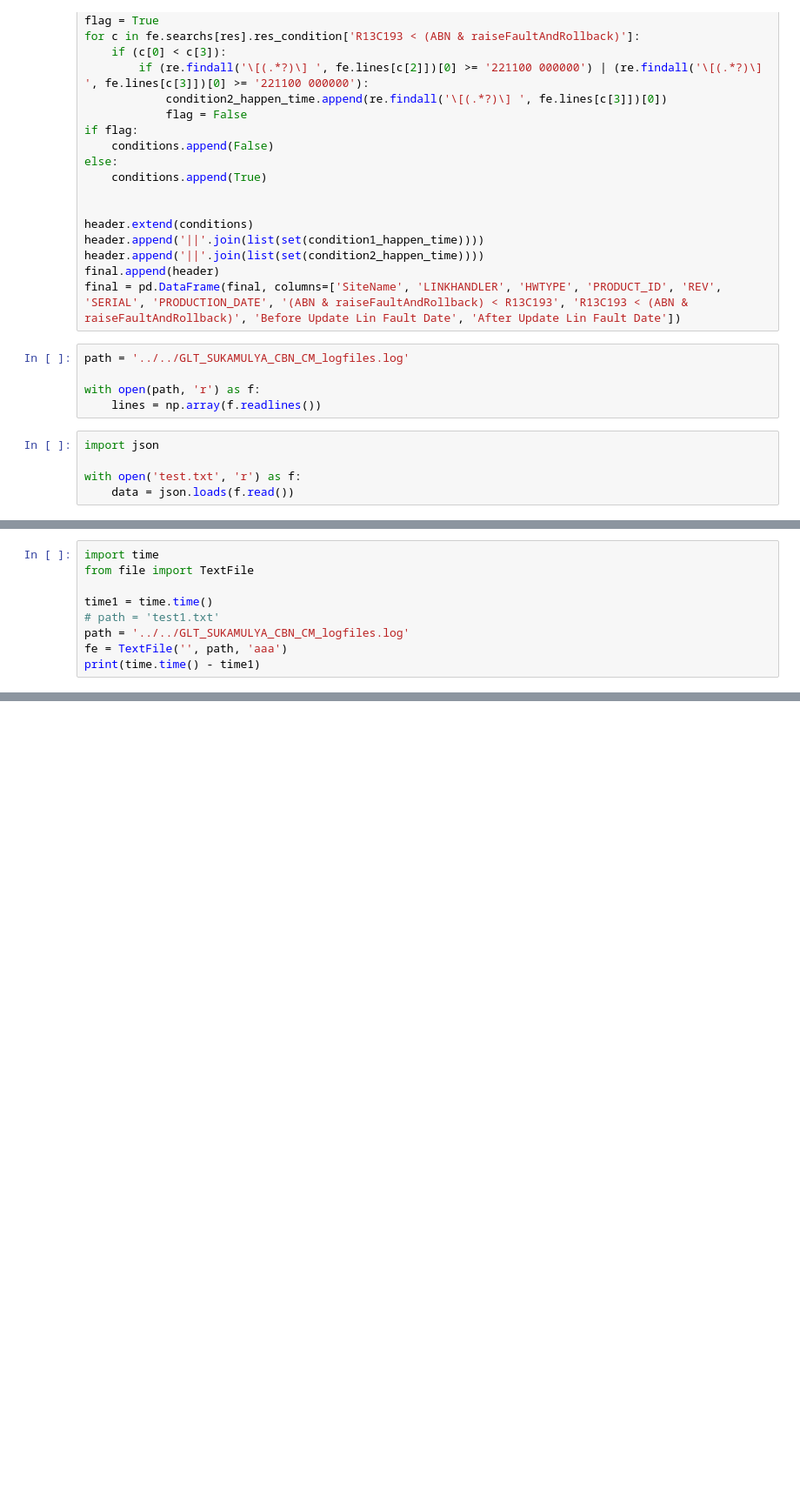
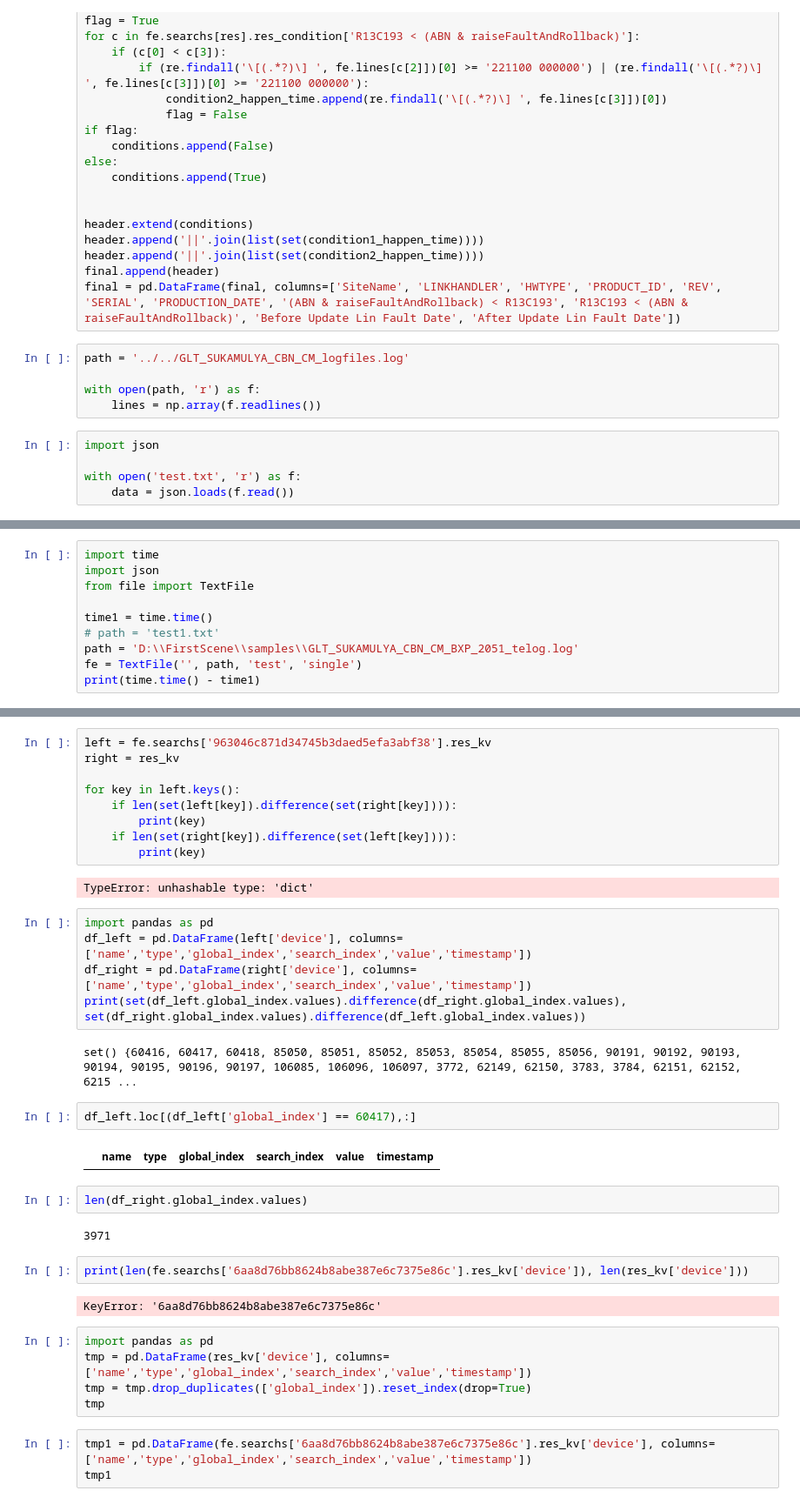
Before and after one commit to dj-lei/eric_toolsets, a Jupyter notebook: src/python/test.ipynb, the cells around one changed output, grey strips where cells are left out. Shown at 87% size. Saved outputs shown, nothing was run; the diff lists cells and outputs as text; blank space fills up the shorter version.

```diff
--- a/src/python/test.ipynb
+++ b/src/python/test.ipynb
@@ -994,10 +955,11 @@ dict_keys(['MSRBS', 'tmp', 'NODE', 'MODEL', 'stopfile', 'Board', 'BoardGroups',
 # %%
 import time
+import json
 from file import TextFile
 
 time1 = time.time()
 # path = 'test1.txt'
-path = '../../GLT_SUKAMULYA_CBN_CM_logfiles.log'
-fe = TextFile('', path, 'aaa')
+path = 'D:\\FirstScene\\samples\\GLT_SUKAMULYA_CBN_CM_BXP_2051_telog.log'
+fe = TextFile('', path, 'test', 'single')
 print(time.time() - time1)
 # %% [output]
@@ -1036,0 +1004,38 @@ data['mp']
+# %%
+left = fe.searchs['963046c871d34745b3daed5efa3abf38'].res_kv
+right = res_kv
+
+for key in left.keys():
+    if len(set(left[key]).difference(set(right[key]))):
+        print(key)
+    if len(set(right[key]).difference(set(left[key]))):
+        print(key)
+# %% [output]
+TypeError: unhashable type: 'dict'
+# %%
+import pandas as pd
+df_left = pd.DataFrame(left['device'], columns=['name','type','global_index','search_index','value','timestamp'])
+df_right = pd.DataFrame(right['device'], columns=['name','type','global_index','search_index','value','timestamp'])
+print(set(df_left.global_index.values).difference(df_right.global_index.values), set(df_right.global_index.values).difference(df_left.global_index.values))
+# %% [output]
+set() {60416, 60417, 60418, 85050, 85051, 85052, 85053, 85054, 85055, 85056, 90191, 90192, 90193, 90194, 90195, 90196, 90197, 106085, 106096, 106097, 3772, 62149, 62150, 3783, 3784, 62151, 62152, 6215 ...
+# %%
+df_left.loc[(df_left['global_index'] == 60417),:]
+# %% [output]
+|  | name | type | global_index | search_index | value | timestamp |
+# %%
+len(df_right.global_index.values)
+# %% [output]
+3971
+# %%
+print(len(fe.searchs['6aa8d76bb8624b8abe387e6c7375e86c'].res_kv['device']), len(res_kv['device']))
+# %% [output]
+KeyError: '6aa8d76bb8624b8abe387e6c7375e86c'
+# %%
+import pandas as pd
+tmp = pd.DataFrame(res_kv['device'], columns=['name','type','global_index','search_index','value','timestamp'])
+tmp = tmp.drop_duplicates(['global_index']).reset_index(drop=True)
+tmp
+# %%
+tmp1 = pd.DataFrame(fe.searchs['6aa8d76bb8624b8abe387e6c7375e86c'].res_kv['device'], columns=['name','type','global_index','search_index','value','timestamp'])
+tmp1
```
Also changed, not shown: parts of 22 cells of this notebook, 6 other files.
